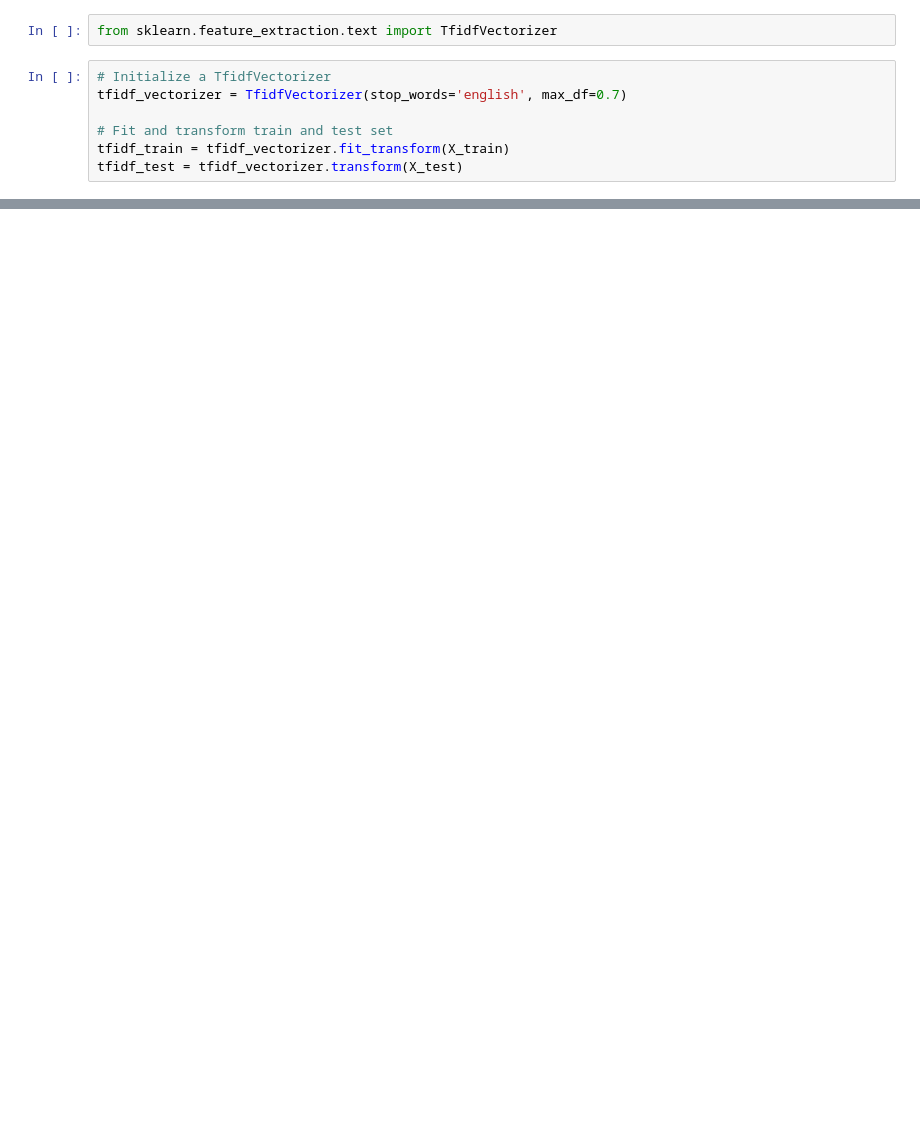
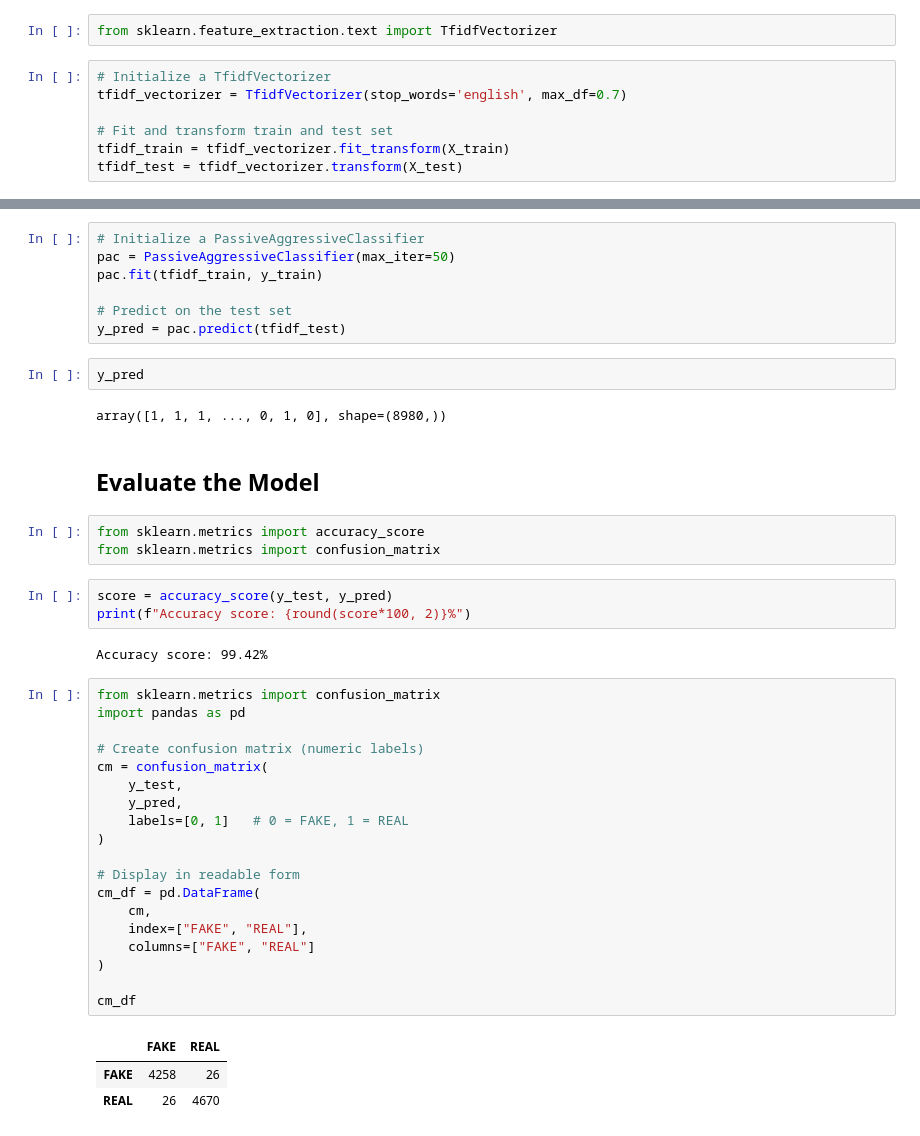
Before and after one commit to NANDINISHARMA30/Fake-News-Detector, a Jupyter notebook: News detector.ipynb, the cells around one changed output, grey strips where cells are left out. Cells and saved outputs as stored; diff of their text form; blank space fills up the shorter version.

```diff
--- a/News detector.ipynb
+++ b/News detector.ipynb
@@ -268,0 +276,44 @@ tfidf_test = tfidf_vectorizer.transform(X_test)
+# %%
+# Initialize a PassiveAggressiveClassifier
+pac = PassiveAggressiveClassifier(max_iter=50)
+pac.fit(tfidf_train, y_train)
+
+# Predict on the test set
+y_pred = pac.predict(tfidf_test)
+# %%
+y_pred
+# %% [output]
+array([1, 1, 1, ..., 0, 1, 0], shape=(8980,))
+# %% [markdown]
+##  Evaluate the Model
+# %%
+from sklearn.metrics import accuracy_score
+from sklearn.metrics import confusion_matrix
+# %%
+score = accuracy_score(y_test, y_pred)
+print(f"Accuracy score: {round(score*100, 2)}%")
+# %% [output]
+Accuracy score: 99.42%
+# %%
+from sklearn.metrics import confusion_matrix
+import pandas as pd
+
+# Create confusion matrix (numeric labels)
+cm = confusion_matrix(
+    y_test,
+    y_pred,
+    labels=[0, 1]   # 0 = FAKE, 1 = REAL
+)
+
+# Display in readable form
+cm_df = pd.DataFrame(
+    cm,
+    index=["FAKE", "REAL"],
+    columns=["FAKE", "REAL"]
+)
+
+cm_df
+# %% [output]
+|  | FAKE | REAL |
+| FAKE | 4258 | 26 |
+| REAL | 26 | 4670 |
```
Also changed, not shown: parts of 13 cells of this notebook.
